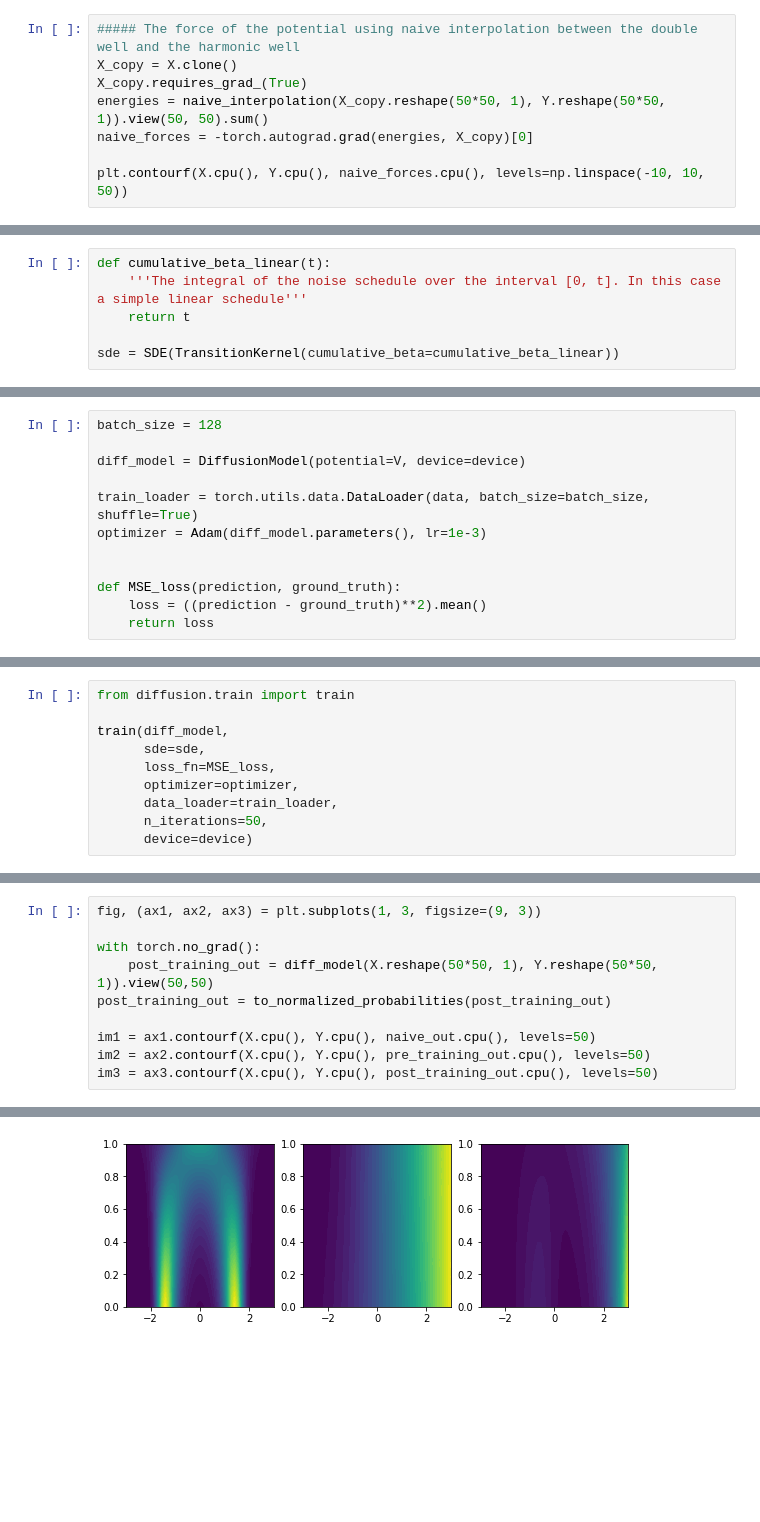
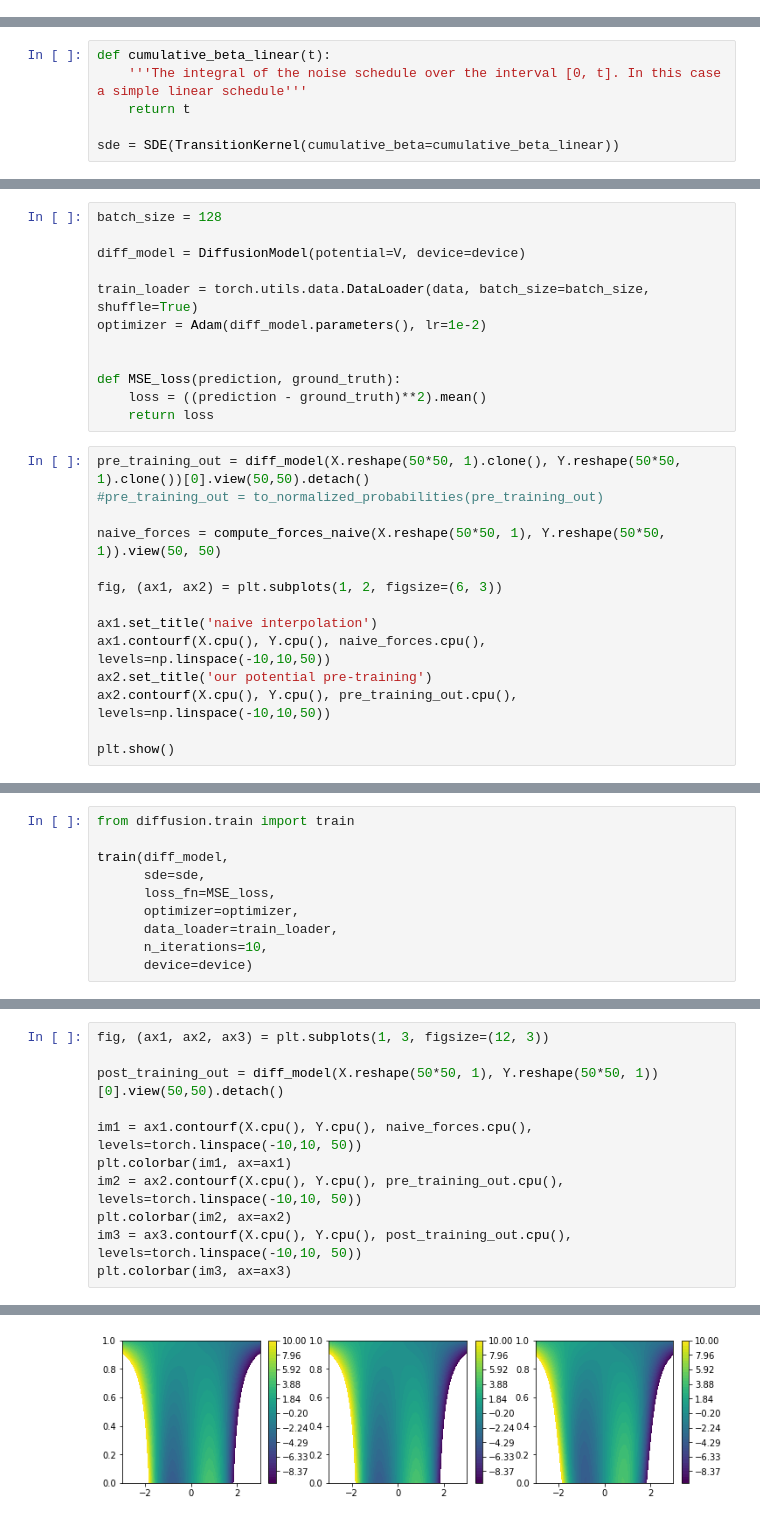
Before and after one commit to MaaikeG/diff_model_test, a Jupyter notebook: double_well.ipynb, the cells around one changed output, grey strips where cells are left out. Saved outputs shown, nothing was run; the diff lists cells and outputs as text; blank space fills up the shorter version.

```diff
--- a/double_well.ipynb
+++ b/double_well.ipynb
@@ -57,8 +29,0 @@ plt.show()
-# %%
-##### The force of the potential using naive interpolation between the double well and the harmonic well
-X_copy = X.clone()
-X_copy.requires_grad_(True)
-energies = naive_interpolation(X_copy.reshape(50*50, 1), Y.reshape(50*50, 1)).view(50, 50).sum()
-naive_forces = -torch.autograd.grad(energies, X_copy)[0]
-
-plt.contourf(X.cpu(), Y.cpu(), naive_forces.cpu(), levels=np.linspace(-10, 10, 50))
@@ -103,9 +94,23 @@ batch_size = 128
 diff_model = DiffusionModel(potential=V, device=device)
 
 train_loader = torch.utils.data.DataLoader(data, batch_size=batch_size, shuffle=True)
-optimizer = Adam(diff_model.parameters(), lr=1e-3)
+optimizer = Adam(diff_model.parameters(), lr=1e-2)
 
 
 def MSE_loss(prediction, ground_truth):
     loss = ((prediction - ground_truth)**2).mean()
     return loss
+# %%
+pre_training_out = diff_model(X.reshape(50*50, 1).clone(), Y.reshape(50*50, 1).clone())[0].view(50,50).detach()
+#pre_training_out = to_normalized_probabilities(pre_training_out)
+
+naive_forces = compute_forces_naive(X.reshape(50*50, 1), Y.reshape(50*50, 1)).view(50, 50)
+
+fig, (ax1, ax2) = plt.subplots(1, 2, figsize=(6, 3))
+
+ax1.set_title('naive interpolation')
+ax1.contourf(X.cpu(), Y.cpu(), naive_forces.cpu(), levels=np.linspace(-10,10,50))
+ax2.set_title('our potential pre-training')
+ax2.contourf(X.cpu(), Y.cpu(), pre_training_out.cpu(), levels=np.linspace(-10,10,50))
+
+plt.show()
@@ -117,6 +124,6 @@ train(diff_model,
       loss_fn=MSE_loss,
       optimizer=optimizer,
       data_loader=train_loader,
-      n_iterations=50,
+      n_iterations=10,
       device=device)
 # %% [output]
@@ -140,11 +140,12 @@ Epoch 49/50 total loss: 193.7272949218753564453
 # %%
-fig, (ax1, ax2, ax3) = plt.subplots(1, 3, figsize=(9, 3))
+fig, (ax1, ax2, ax3) = plt.subplots(1, 3, figsize=(12, 3))
 
-with torch.no_grad():
-    post_training_out = diff_model(X.reshape(50*50, 1), Y.reshape(50*50, 1)).view(50,50)
-post_training_out = to_normalized_probabilities(post_training_out)
+post_training_out = diff_model(X.reshape(50*50, 1), Y.reshape(50*50, 1))[0].view(50,50).detach()
 
-im1 = ax1.contourf(X.cpu(), Y.cpu(), naive_out.cpu(), levels=50)
-im2 = ax2.contourf(X.cpu(), Y.cpu(), pre_training_out.cpu(), levels=50)
-im3 = ax3.contourf(X.cpu(), Y.cpu(), post_training_out.cpu(), levels=50)
+im1 = ax1.contourf(X.cpu(), Y.cpu(), naive_forces.cpu(), levels=torch.linspace(-10,10, 50))
+plt.colorbar(im1, ax=ax1)
+im2 = ax2.contourf(X.cpu(), Y.cpu(), pre_training_out.cpu(), levels=torch.linspace(-10,10, 50))
+plt.colorbar(im2, ax=ax2)
+im3 = ax3.contourf(X.cpu(), Y.cpu(), post_training_out.cpu(), levels=torch.linspace(-10,10, 50))
+plt.colorbar(im3, ax=ax3)
 # %% [output]
@@ -151,2 +153,2 @@ im3 = ax3.contourf(X.cpu(), Y.cpu(), post_training_out.cpu(), levels=50)
-[figure, old version]
+[figure, new version]
 # %%
```
Also changed, not shown: parts of 17 cells of this notebook, 2 other files.
